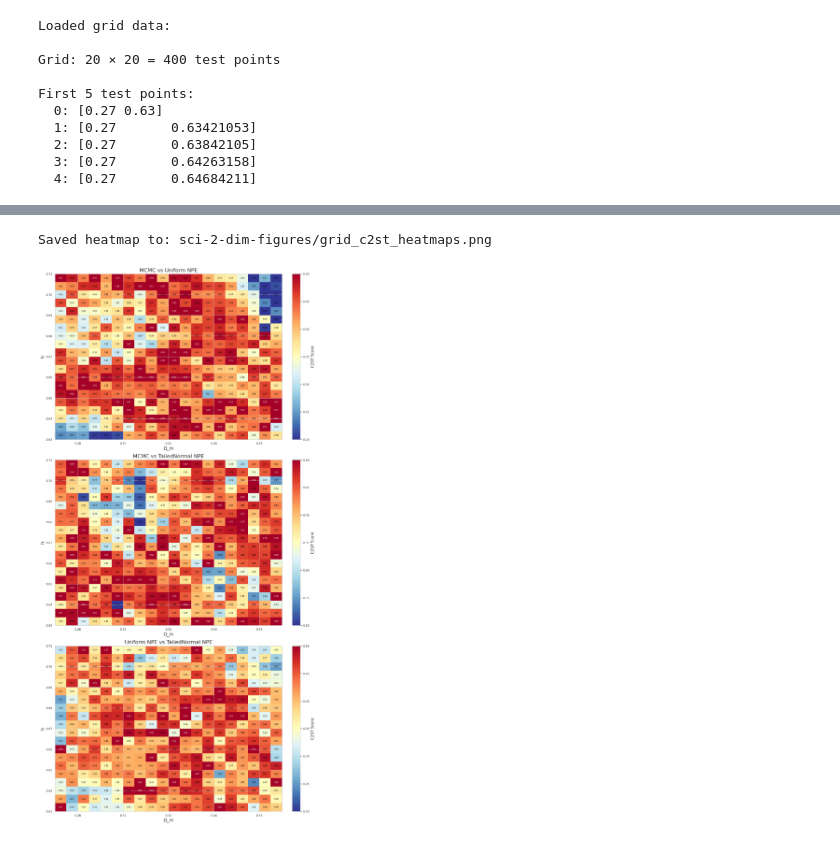
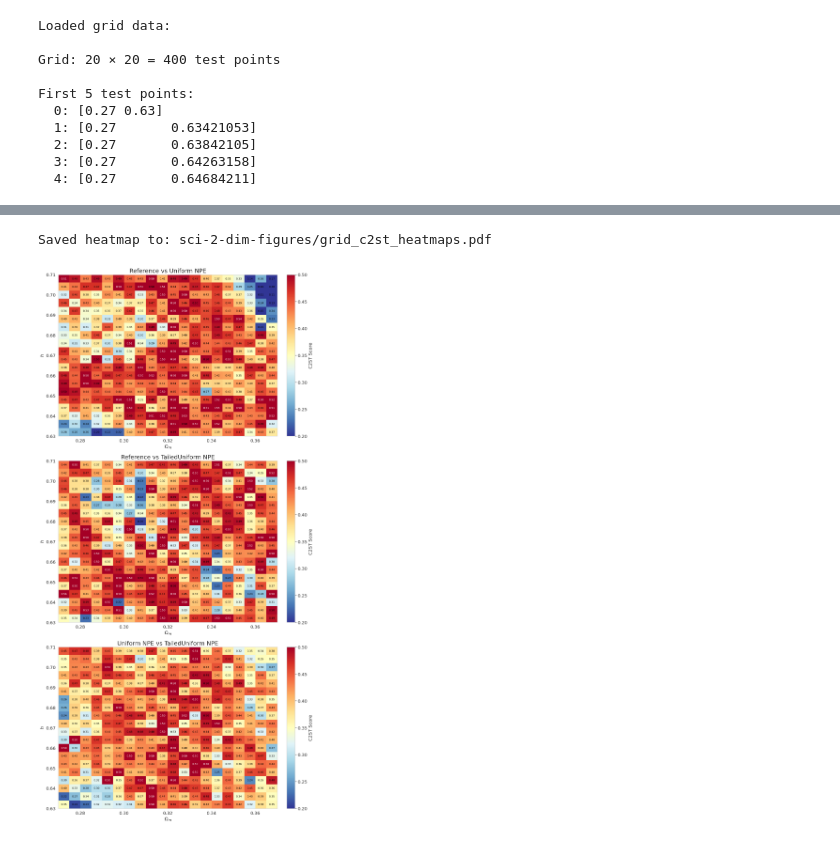
Before and after one commit to chaipattira/tailed-uniform-sbi, a Jupyter notebook: notebooks/sci-2-dim-inference.ipynb, the cells around one changed output, grey strips where cells are left out. Cells and saved outputs as stored; diff of their text form; code cells hidden in the pictures.

```diff
--- a/notebooks/sci-2-dim-inference.ipynb
+++ b/notebooks/sci-2-dim-inference.ipynb
@@ -37,7 +37,7 @@ import pickle
 # Device configuration
 device = 'cuda' if torch.cuda.is_available() else 'cpu'
 print('Device:', device)
-sns.set(style="whitegrid", context="paper")
+sns.set(style="whitegrid", context="paper", font_scale=1.5)
 # %% [output]
 Device: cpu
 # %%
@@ -401,13 +443,13 @@ for i in range(n_test_points):
     print(f"TEST POINT {i+1}/{n_test_points}")
     print(f"{'='*70}")
     print(f"True parameters: {test_points_selected[i]}")
-    print(f"Index: {random_indices[i]}")
+    print(f"Index: {selected_indices[i]}")
 
     # Prepare samples dictionary
     samples_dict = {
-        'MCMC_Reference': mcmc_samples_list[i],
-        'Uniform_NPE': uniform_npe_samples_list[i],
-        'TailedNormal_NPE': tailed_npe_samples_list[i]
+        'Reference': mcmc_samples_list[i],
+        'Uniform': uniform_npe_samples_list[i],
+        'TailedUniform': tailed_npe_samples_list[i]
     }
 
     # Evaluate
@@ -913,7 +827,7 @@ First 5 test points:
 
 npe_sample_files = {
     'Uniform_NPE': f'{mcmc_folder_grid}/uniform_npe_samples.npy',
-    'TailedNormal_NPE': f'{mcmc_folder_grid}/tailednormal_npe_samples.npy'
+    'TailedUniform_NPE': f'{mcmc_folder_grid}/taileduniform_npe_samples.npy'
 }
 
 # Check if files exist
@@ -933,7 +847,7 @@ else:
     # Evaluate NPE models on grid
     posterior_dict_grid = {
         'Uniform_NPE': posterior_ensemble_old,
-        'TailedNormal_NPE': posterior_ensemble
+        'TailedUniform_NPE': posterior_ensemble
     }
 
     n_posterior_samples_grid = 8000
@@ -948,6 +862,9 @@ else:
     print(f"Results:")
     for method, samples in npe_results_grid.items():
         print(f"  {method}: {samples.shape}")
+
+    # Save NPE grid samples to disk
+    rect_evaluator.save_npe_samples(npe_results_grid, mcmc_folder_grid)
 # %% [output]
 NPE samples already exist on disk. Loading from files...
   Loaded Uniform_NPE: (400, 8000, 2)
@@ -956,21 +873,3 @@ NPE samples already exist on disk. Loading from files...
     Size: 25.60 MB
 
 All NPE samples loaded successfully from disk!
-# %%
-posterior_dict_grid = {
-    'Uniform_NPE': posterior_ensemble_old,
-    'TailedNormal_NPE': posterior_ensemble
-}
-
-n_posterior_samples_grid = 8000
-
-npe_results_grid = rect_evaluator.evaluate_npe_on_grid(
-    posterior_dict_grid,
-    observations_grid,
-    n_samples=n_posterior_samples_grid
-)
-
-print(f"\nNPE evaluation complete!")
-print(f"Results:")
-for method, samples in npe_results_grid.items():
-    print(f"  {method}: {samples.shape}")
@@ -1075,13 +897,13 @@ Saved radial plot to: sci-2-dim-figures/grid_c2st_radial.png
 # %%
 # Plot C2ST heatmaps for rectangular grid
-save_path = 'sci-2-dim-figures/grid_c2st_heatmaps.png'
+save_path = 'sci-2-dim-figures/grid_c2st_heatmaps.pdf'
 
 rect_evaluator.plot_c2st_heatmaps(
     c2st_grid_rect,
     n_points_per_dim,
     save_path=save_path
 )
 # %% [output]
-Saved heatmap to: sci-2-dim-figures/grid_c2st_heatmaps.png
+Saved heatmap to: sci-2-dim-figures/grid_c2st_heatmaps.pdf
-[figure, old version]
+[figure, new version]
 # %%
```
Also changed, not shown: parts of 16 cells of this notebook, 4 other files.
